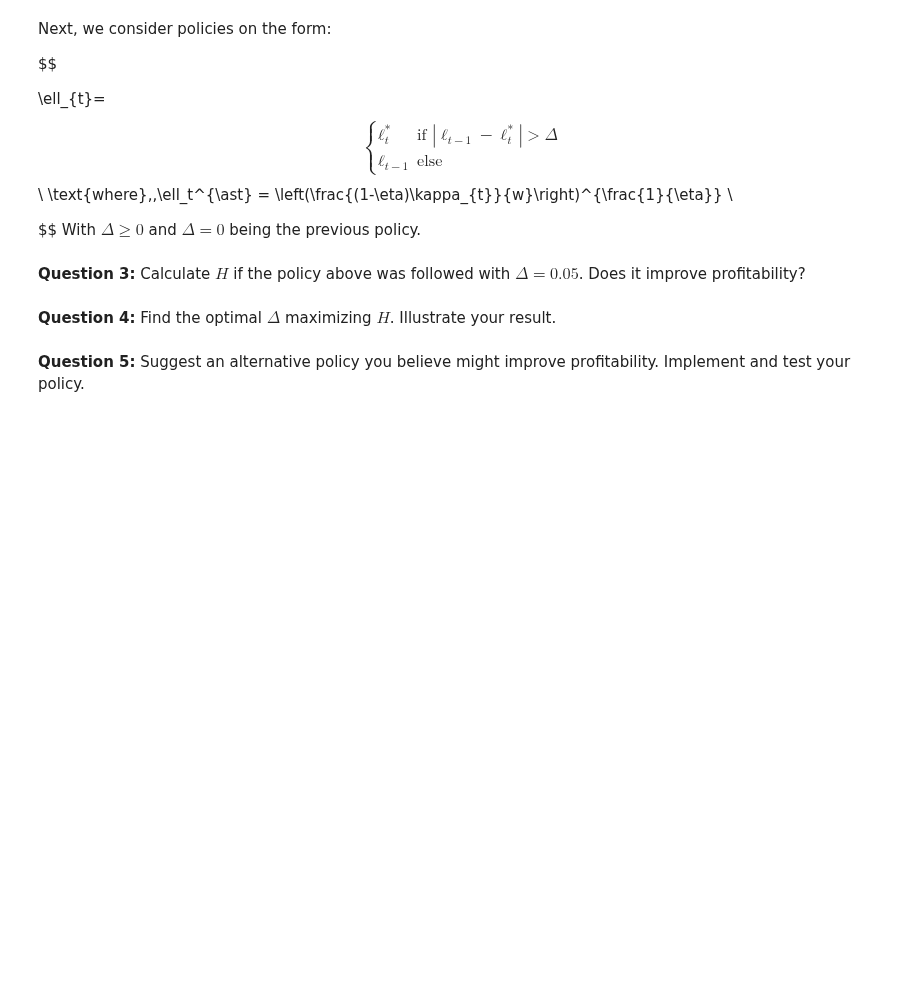
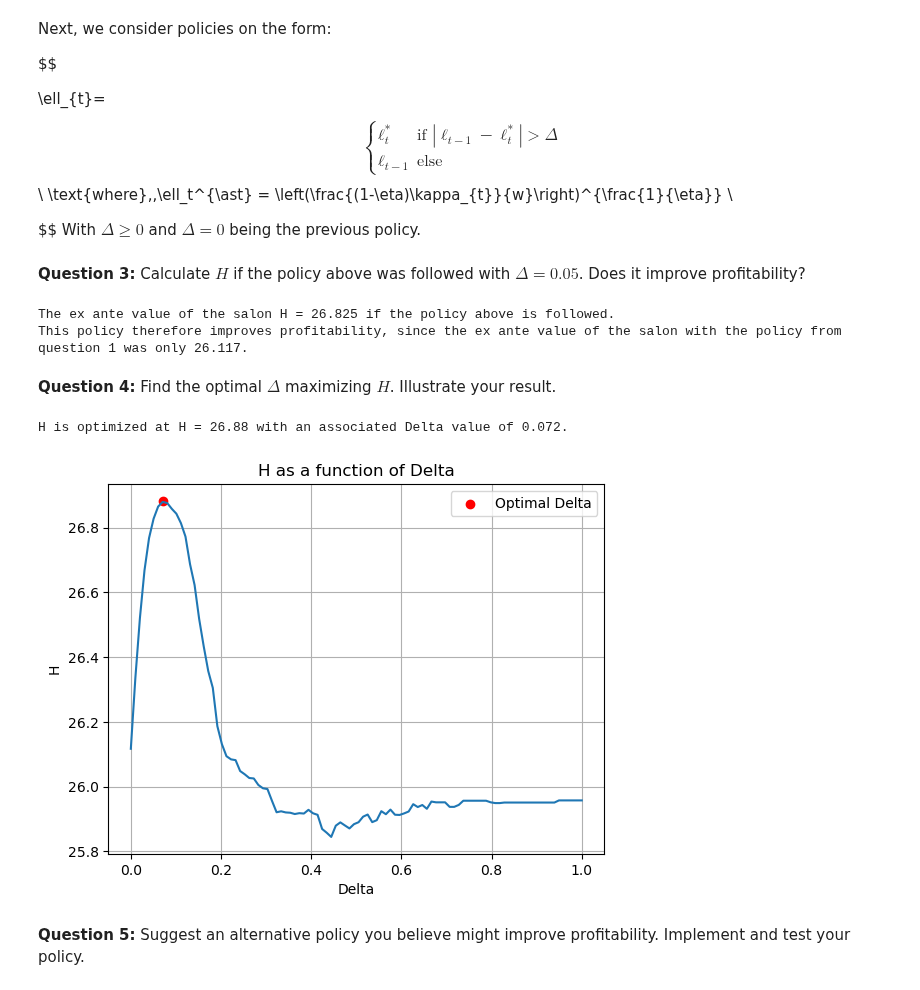
Before and after one commit to NumEconCopenhagen/projects-2023-iim, a Jupyter notebook: Examproject/Exam-2023-notebook.ipynb, the cells around one changed output. Cells and saved outputs as stored; diff of their text form; code cells hidden in the pictures; blank space fills up the shorter version.

```diff
--- a/Examproject/Exam-2023-notebook.ipynb
+++ b/Examproject/Exam-2023-notebook.ipynb
@@ -468,2 +680,10 @@ With $\Delta \geq 0$ and $\Delta = 0$ being the previous policy.
+# %%
+Delta = 0.05
+H_3 = H_func(K,3, Delta)
+print(f'The ex ante value of the salon H = {H_3:.3f} if the policy above is followed.')
+print(f'This policy therefore improves profitability, since the ex ante value of the salon with the policy from question 1 was only {H_2:.3f}.')
+# %% [output]
+The ex ante value of the salon H = 26.825 if the policy above is followed.
+This policy therefore improves profitability, since the ex ante value of the salon with the policy from question 1 was only 26.117.
 # %% [markdown]
 **Question 4:** Find the optimal $\Delta$ maximizing $H$. Illustrate your result.
@@ -472,3 +690,39 @@ With $\Delta \geq 0$ and $\Delta = 0$ being the previous policy.
+# %%
+
+# Optimize the objective function (H_func) wrt. Delta
+objective_func = lambda Delta: -H_func(K, 4, Delta)
+
+result = minimize(objective_func, x0=0.1, method='Nelder-Mead', tol = 1e-6)
+
+optimized_Delta = result.x[0]
+optimized_H_4 = H_func(K, 4, optimized_Delta)
+
+print(f'H is optimized at H = {optimized_H_4:.2f} with an associated Delta value of {optimized_Delta:.3f}. ')
+
+# Plot H as a function of Delta
+
+Delta_values = np.linspace(0, 1, 100)
+
+# Calculate corresponding H values for each Delta value
+H_values = [H_func(K, 4, Delta) for Delta in Delta_values]
+
+# Plot H_func as a function of Delta
+plt.plot(Delta_values, H_values)
+plt.xlabel('Delta')
+plt.ylabel('H')
+plt.title('H as a function of Delta')
+plt.grid(True)
+
+# Mark the optimal point
+marker_delta = optimized_Delta
+marker_H = H_func(K, 4, marker_delta)
+plt.scatter(marker_delta, marker_H, c='red', label='Optimal Delta')
+
+plt.legend()
+plt.show()
+# %% [output]
+H is optimized at H = 26.88 with an associated Delta value of 0.072.
+[figure, added]
 # %% [markdown]
 
 **Question 5:** Suggest an alternative policy you believe might improve profitability. Implement and test your policy.
```
Also changed, not shown: parts of 15 cells of this notebook.
